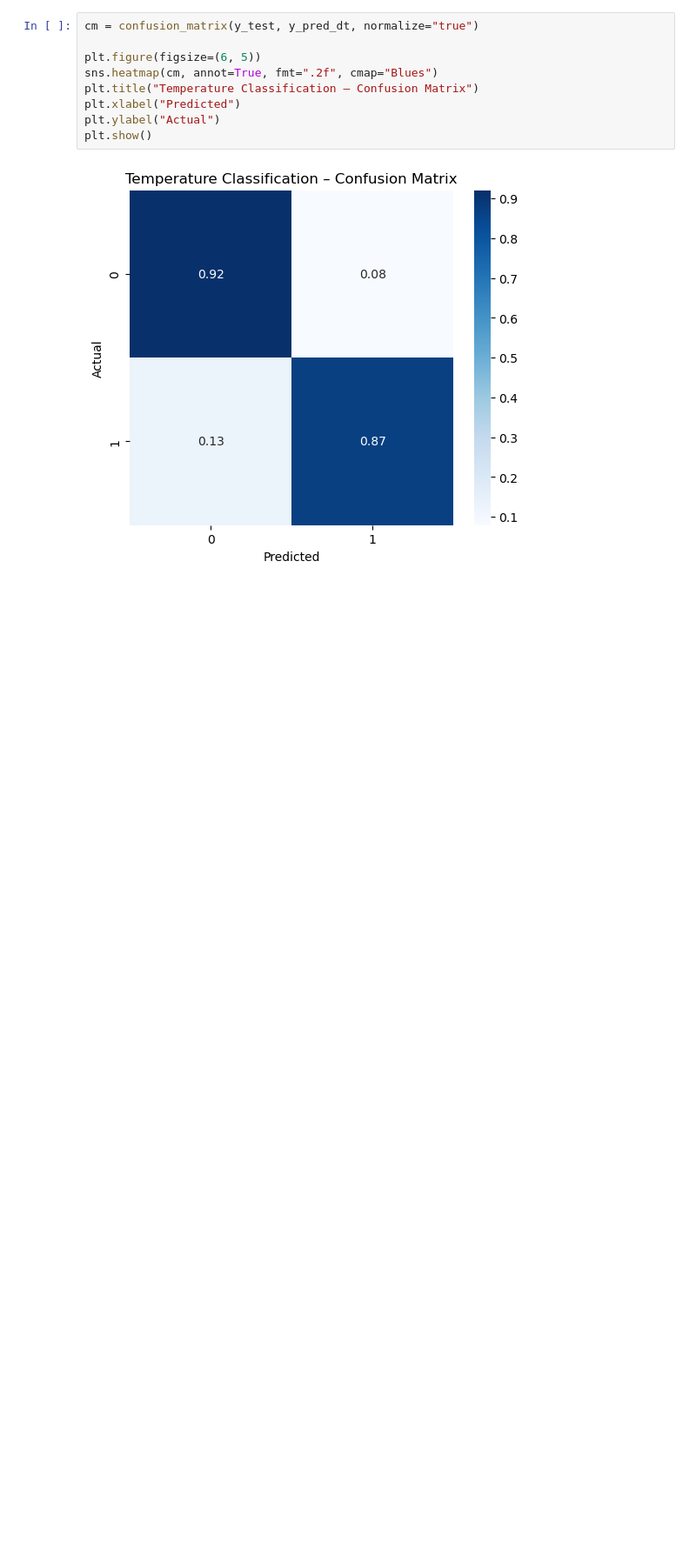
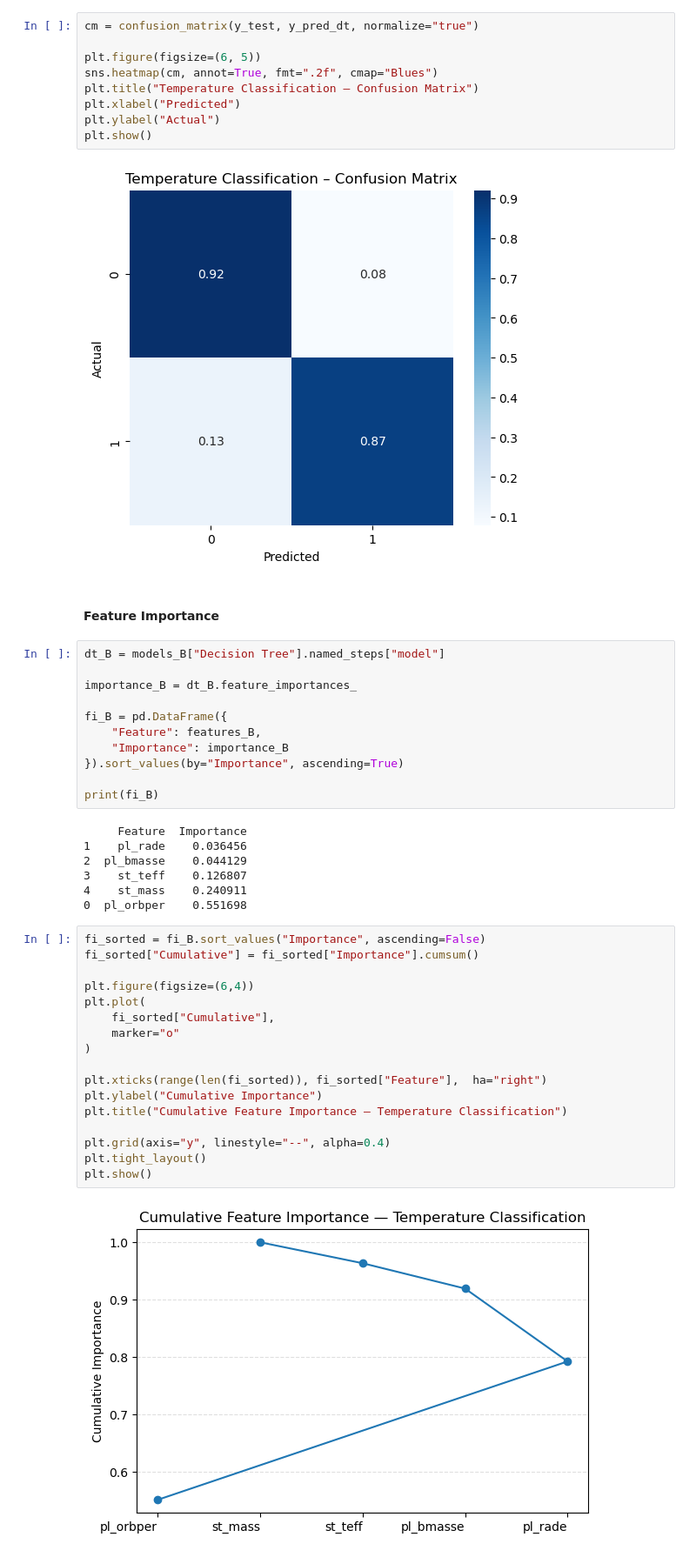
Before and after one commit to AnanyaGupta0-0/Classification-and-Clustering-of-Exoplanets-Using-NASA-Astronomical-Data, a Jupyter notebook: 2_SUPERVISED_MODELS.ipynb, the cells around one changed output. Shown at 87% size. Drawn from its saved outputs; the diff is of its cells as text; blank space fills up the shorter version.

```diff
--- a/2_SUPERVISED_MODELS.ipynb
+++ b/2_SUPERVISED_MODELS.ipynb
@@ -293,3 +344,42 @@ plt.ylabel("Actual")
 plt.show()
 # %% [output]
 [figure]
+# %% [markdown]
+#### Feature Importance
+# %%
+dt_B = models_B["Decision Tree"].named_steps["model"]
+
+importance_B = dt_B.feature_importances_
+
+fi_B = pd.DataFrame({
+    "Feature": features_B,
+    "Importance": importance_B
+}).sort_values(by="Importance", ascending=True)
+
+print(fi_B)
+# %% [output]
+     Feature  Importance
+1    pl_rade    0.036456
+2  pl_bmasse    0.044129
+3    st_teff    0.126807
+4    st_mass    0.240911
+0  pl_orbper    0.551698
+# %%
+fi_sorted = fi_B.sort_values("Importance", ascending=False)
+fi_sorted["Cumulative"] = fi_sorted["Importance"].cumsum()
+
+plt.figure(figsize=(6,4))
+plt.plot(
+    fi_sorted["Cumulative"],
+    marker="o"
+)
+
+plt.xticks(range(len(fi_sorted)), fi_sorted["Feature"],  ha="right")
+plt.ylabel("Cumulative Importance")
+plt.title("Cumulative Feature Importance — Temperature Classification")
+
+plt.grid(axis="y", linestyle="--", alpha=0.4)
+plt.tight_layout()
+plt.show()
+# %% [output]
+[figure, added]
```
Also changed, not shown: parts of 7 cells of this notebook.
